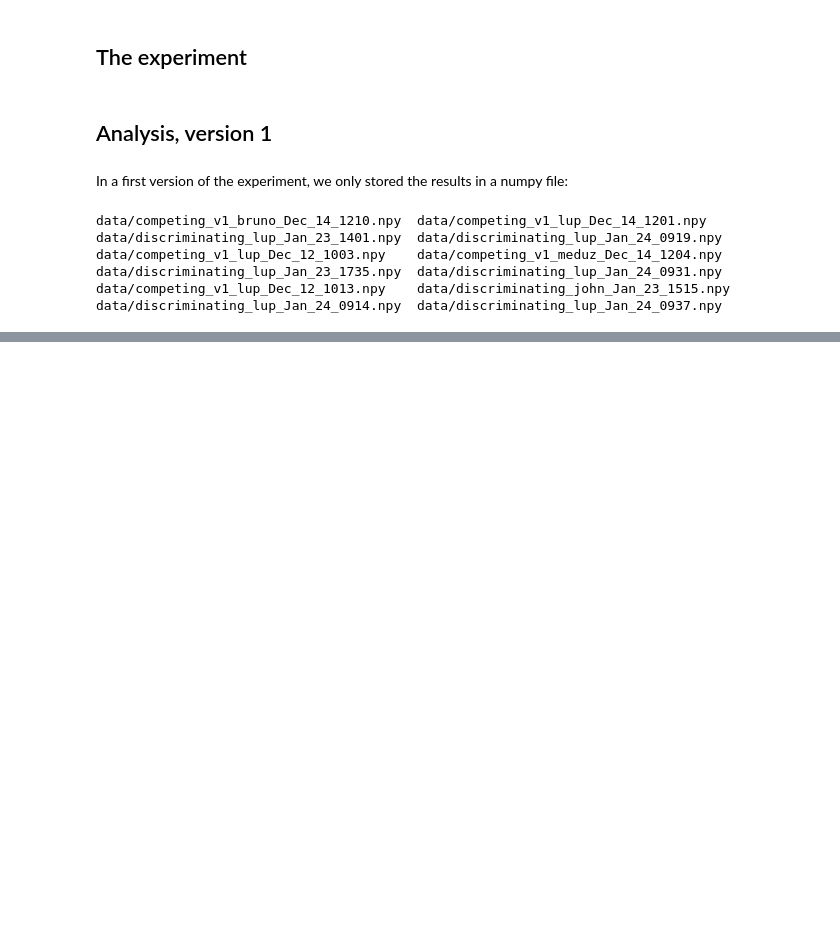
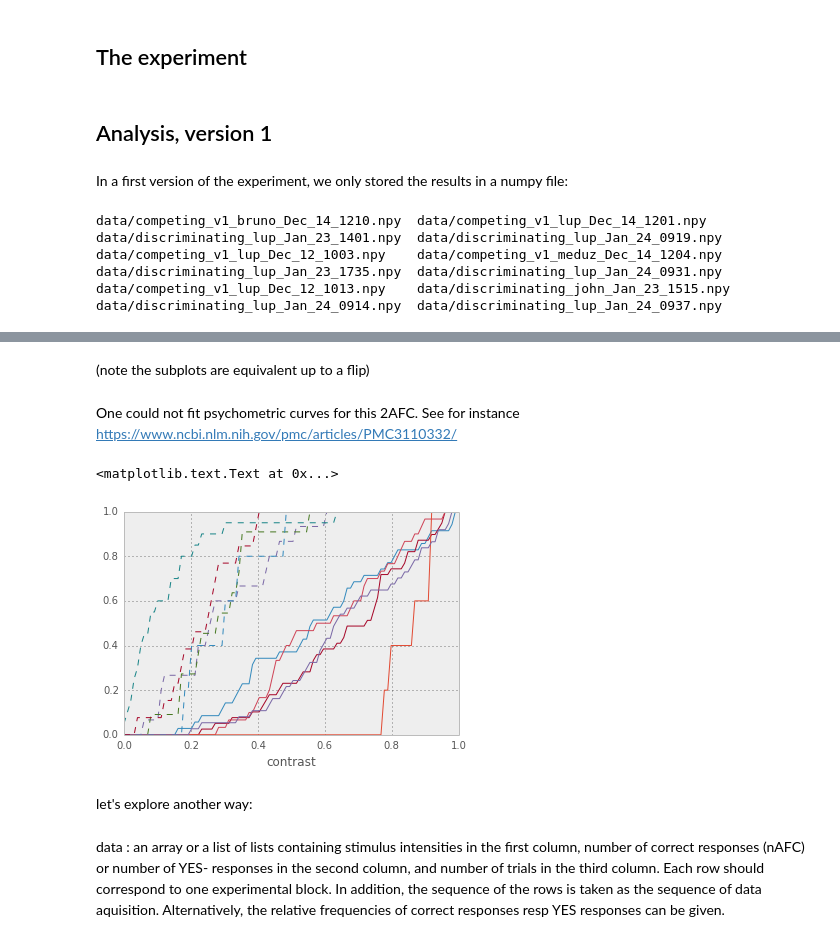
Before and after one commit to NeuralEnsemble/motionclouds_website, a Jupyter notebook: psychopy_competing.ipynb, the cells around one changed output, grey strips where cells are left out. Saved outputs shown, nothing was run; the diff lists cells and outputs as text; code cells hidden in the pictures; blank space fills up the shorter version.

```diff
--- a/psychopy_competing.ipynb
+++ b/psychopy_competing.ipynb
@@ -38,0 +58,21 @@ data/competing_v1_meduz_Dec_14_1204.npy (2, 50)
+# %% [markdown]
+(note the subplots are equivalent up to a flip)
+# %% [markdown]
+One could not fit psychometric curves for this 2AFC. See for instance https://www.ncbi.nlm.nih.gov/pmc/articles/PMC3110332/
+# %%
+n_hist = 100
+fig = plt.figure()
+ax = fig.add_subplot(111)
+for fn in glob.glob('data/competing_v1_*npy'):
+    results = np.load(fn)
+    hist, bins = np.histogram(results[1, results[0, :]==1], bins=np.linspace(0, 1, n_hist), normed=True)
+    plt.plot(bins[:-1], np.cumsum(hist)/hist.sum())
+    hist, bins = np.histogram(results[1, results[0, :]==-1], bins=np.linspace(0, 1, n_hist), normed=True)
+    plt.plot(bins[:-1], np.cumsum(hist)/hist.sum(), '--')
+#ax.axis([0., 1., 0., 1.])
+ax.set_xlabel('contrast')
+# %% [output]
+<matplotlib.text.Text at 0x...>
+[figure, added]
+# %% [markdown]
+let's explore another way:
@@ -38,0 +81,3 @@ data/competing_v1_meduz_Dec_14_1204.npy (2, 50)
+# %% [markdown]
+data :
+an array or a list of lists containing stimulus intensities in the first column, number of correct responses (nAFC) or number of YES- responses in the second column, and number of trials in the third column. Each row should correspond to one experimental block. In addition, the sequence of the rows is taken as the sequence of data aquisition. Alternatively, the relative frequencies of correct responses resp YES responses can be given.
```
Also changed, not shown: parts of 6 cells of this notebook, 2 other files.
